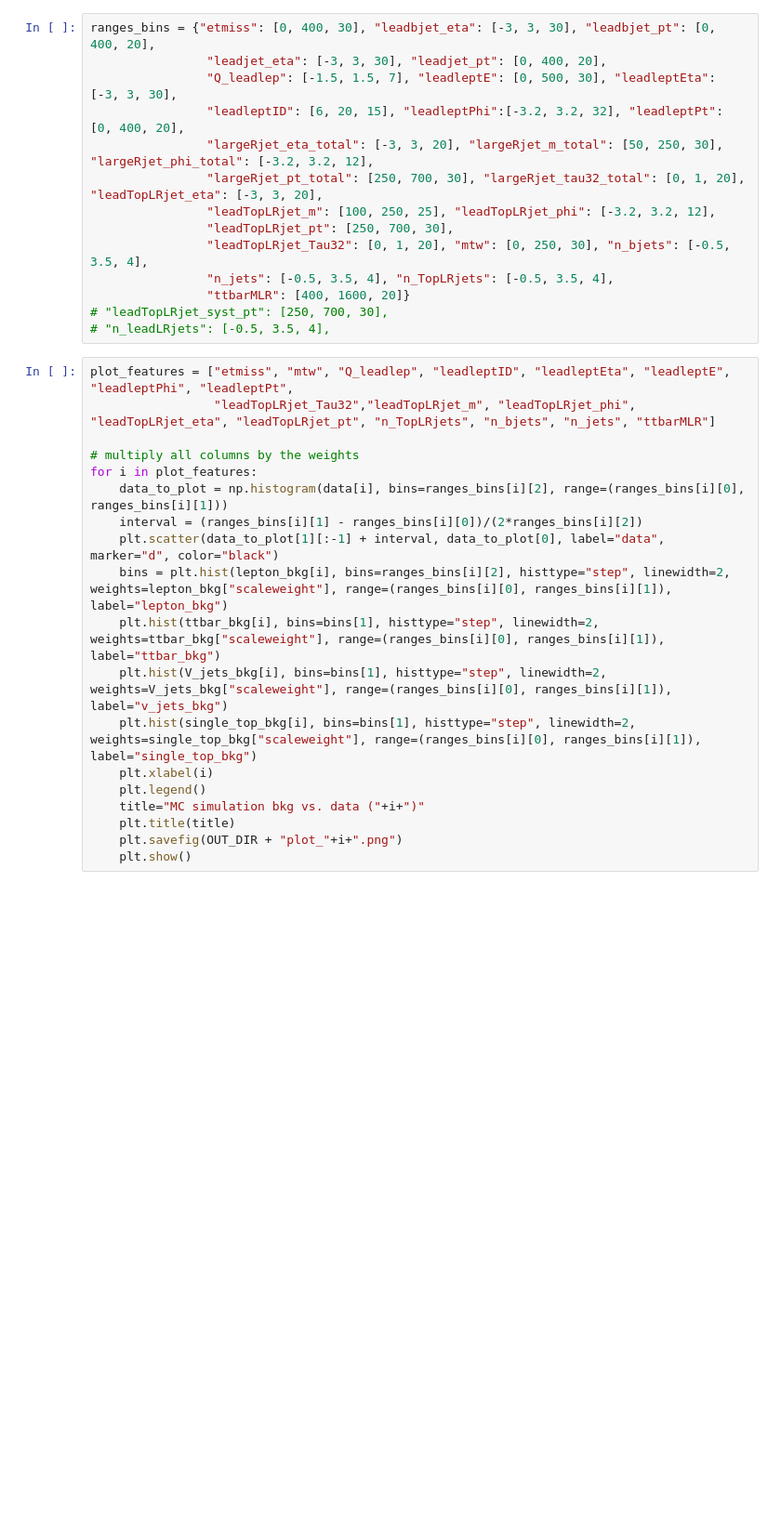
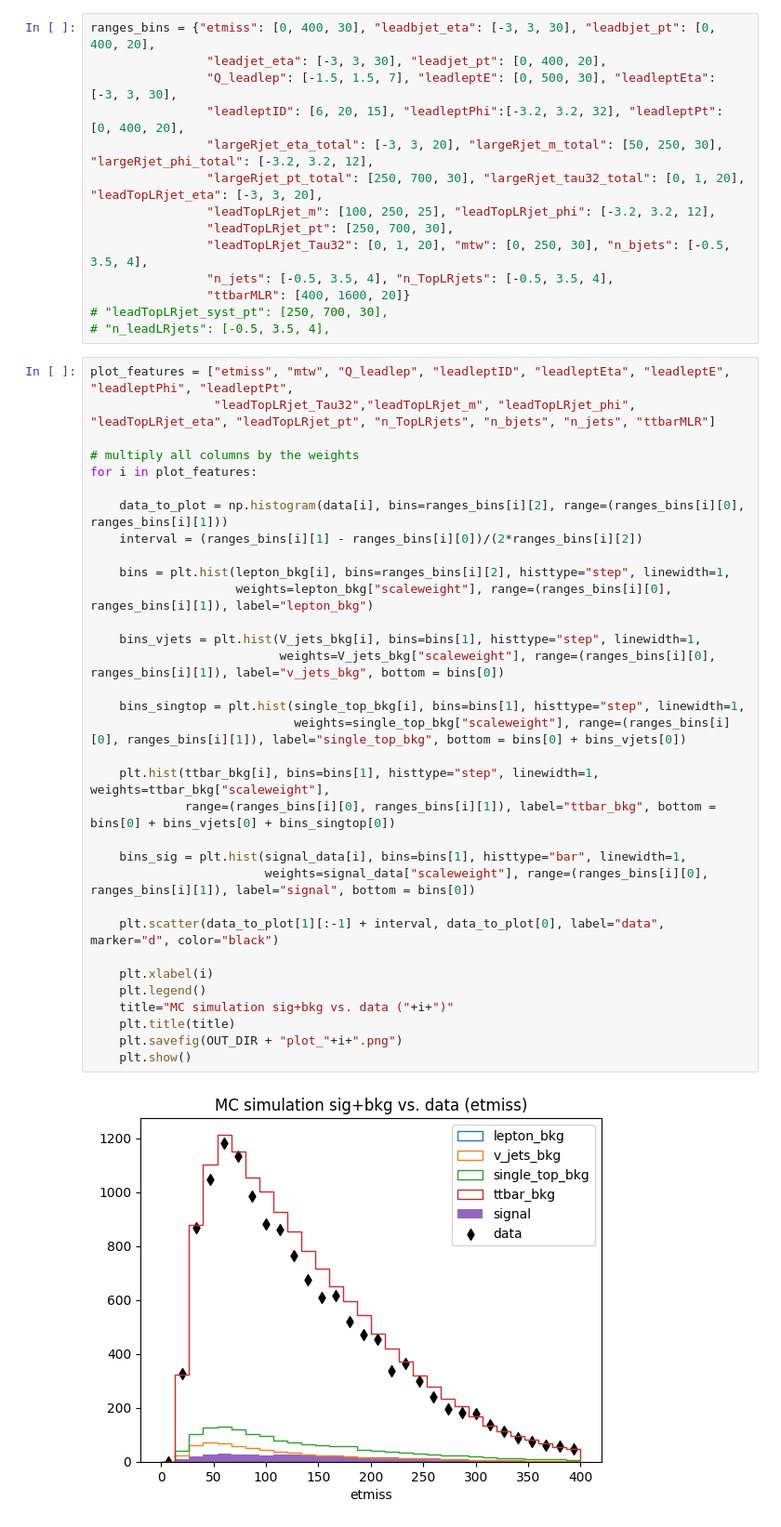
Before and after one commit to joaopedrobiu6/MASHEP_jbiu, a Jupyter notebook: Projeto/DataExploration.ipynb, the cells around one changed output. Shown: that part at 93% size. Drawn from its saved outputs; the diff is of its cells as text; blank space fills up the shorter version.

```diff
--- a/Projeto/DataExploration.ipynb
+++ b/Projeto/DataExploration.ipynb
@@ -33,22 +47,38 @@ ranges_bins = {"etmiss": [0, 400, 30], "leadbjet_eta": [-3, 3, 30], "leadbjet_pt
                 "ttbarMLR": [400, 1600, 20]}
 # "leadTopLRjet_syst_pt": [250, 700, 30],
 # "n_leadLRjets": [-0.5, 3.5, 4],
-# %%
-plot_features = ["etmiss", "mtw", "Q_leadlep", "leadleptID", "leadleptEta", "leadleptE", "leadleptPhi", "leadleptPt",
-                 "leadTopLRjet_Tau32","leadTopLRjet_m", "leadTopLRjet_phi", "leadTopLRjet_eta", "leadTopLRjet_pt", "n_TopLRjets", "n_bjets", "n_jets", "ttbarMLR"]
-
-# multiply all columns by the weights
-for i in plot_features:
-    data_to_plot = np.histogram(data[i], bins=ranges_bins[i][2], range=(ranges_bins[i][0], ranges_bins[i][1]))
-    interval = (ranges_bins[i][1] - ranges_bins[i][0])/(2*ranges_bins[i][2])
-    plt.scatter(data_to_plot[1][:-1] + interval, data_to_plot[0], label="data", marker="d", color="black")
-    bins = plt.hist(lepton_bkg[i], bins=ranges_bins[i][2], histtype="step", linewidth=2, weights=lepton_bkg["scaleweight"], range=(ranges_bins[i][0], ranges_bins[i][1]), label="lepton_bkg")
-    plt.hist(ttbar_bkg[i], bins=bins[1], histtype="step", linewidth=2, weights=ttbar_bkg["scaleweight"], range=(ranges_bins[i][0], ranges_bins[i][1]), label="ttbar_bkg")
-    plt.hist(V_jets_bkg[i], bins=bins[1], histtype="step", linewidth=2, weights=V_jets_bkg["scaleweight"], range=(ranges_bins[i][0], ranges_bins[i][1]), label="v_jets_bkg")
-    plt.hist(single_top_bkg[i], bins=bins[1], histtype="step", linewidth=2, weights=single_top_bkg["scaleweight"], range=(ranges_bins[i][0], ranges_bins[i][1]), label="single_top_bkg")
-    plt.xlabel(i)
-    plt.legend()
-    title="MC simulation bkg vs. data ("+i+")"
-    plt.title(title)
-    plt.savefig(OUT_DIR + "plot_"+i+".png")
-    plt.show()
+# %%
+plot_features = ["etmiss", "mtw", "Q_leadlep", "leadleptID", "leadleptEta", "leadleptE", "leadleptPhi", "leadleptPt",
+                 "leadTopLRjet_Tau32","leadTopLRjet_m", "leadTopLRjet_phi", "leadTopLRjet_eta", "leadTopLRjet_pt", "n_TopLRjets", "n_bjets", "n_jets", "ttbarMLR"]
+
+# multiply all columns by the weights
+for i in plot_features:
+
+    data_to_plot = np.histogram(data[i], bins=ranges_bins[i][2], range=(ranges_bins[i][0], ranges_bins[i][1]))
+    interval = (ranges_bins[i][1] - ranges_bins[i][0])/(2*ranges_bins[i][2])
+
+    bins = plt.hist(lepton_bkg[i], bins=ranges_bins[i][2], histtype="step", linewidth=1,
+                    weights=lepton_bkg["scaleweight"], range=(ranges_bins[i][0], ranges_bins[i][1]), label="lepton_bkg")
+
+    bins_vjets = plt.hist(V_jets_bkg[i], bins=bins[1], histtype="step", linewidth=1,
+                          weights=V_jets_bkg["scaleweight"], range=(ranges_bins[i][0], ranges_bins[i][1]), label="v_jets_bkg", bottom = bins[0])
+
+    bins_singtop = plt.hist(single_top_bkg[i], bins=bins[1], histtype="step", linewidth=1,
+                            weights=single_top_bkg["scaleweight"], range=(ranges_bins[i][0], ranges_bins[i][1]), label="single_top_bkg", bottom = bins[0] + bins_vjets[0])
+
+    plt.hist(ttbar_bkg[i], bins=bins[1], histtype="step", linewidth=1, weights=ttbar_bkg["scaleweight"],
+             range=(ranges_bins[i][0], ranges_bins[i][1]), label="ttbar_bkg", bottom = bins[0] + bins_vjets[0] + bins_singtop[0])
+
+    bins_sig = plt.hist(signal_data[i], bins=bins[1], histtype="bar", linewidth=1,
+                        weights=signal_data["scaleweight"], range=(ranges_bins[i][0], ranges_bins[i][1]), label="signal", bottom = bins[0])
+
+    plt.scatter(data_to_plot[1][:-1] + interval, data_to_plot[0], label="data", marker="d", color="black")
+
+    plt.xlabel(i)
+    plt.legend()
+    title="MC simulation sig+bkg vs. data ("+i+")"
+    plt.title(title)
+    plt.savefig(OUT_DIR + "plot_"+i+".png")
+    plt.show()
+# %% [output]
+[figure, added]
```
Also changed, not shown: parts of 3 cells of this notebook, 50 other files.
